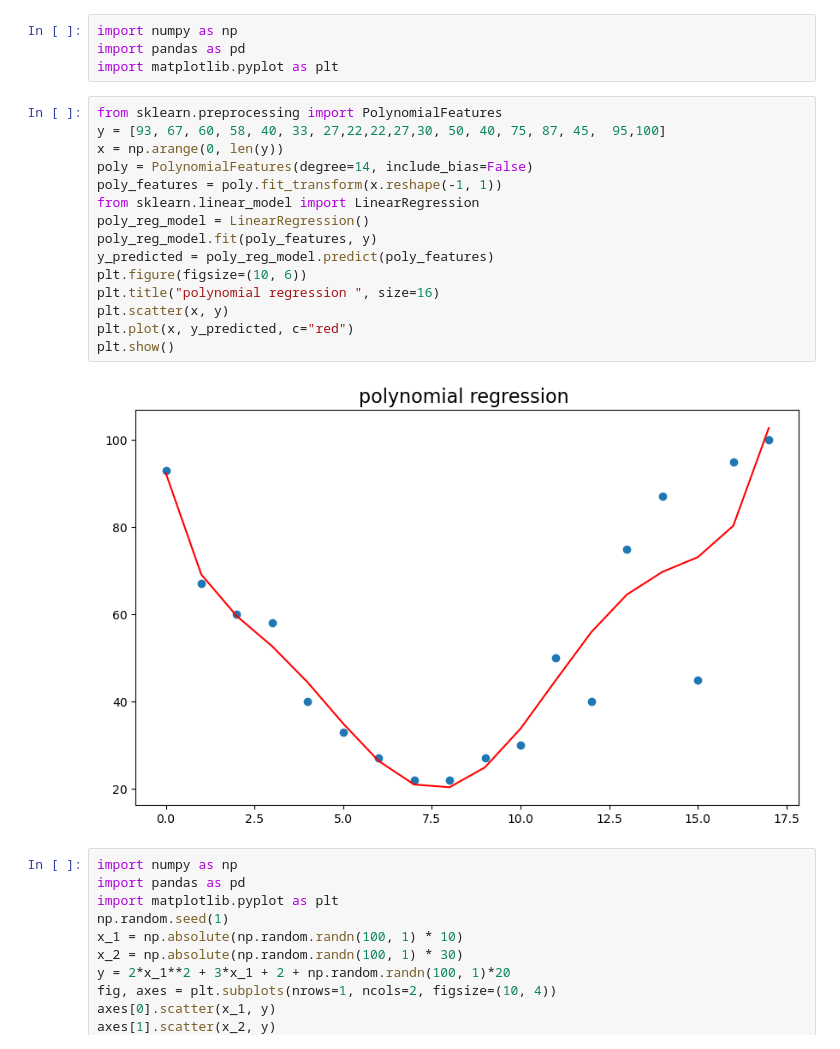
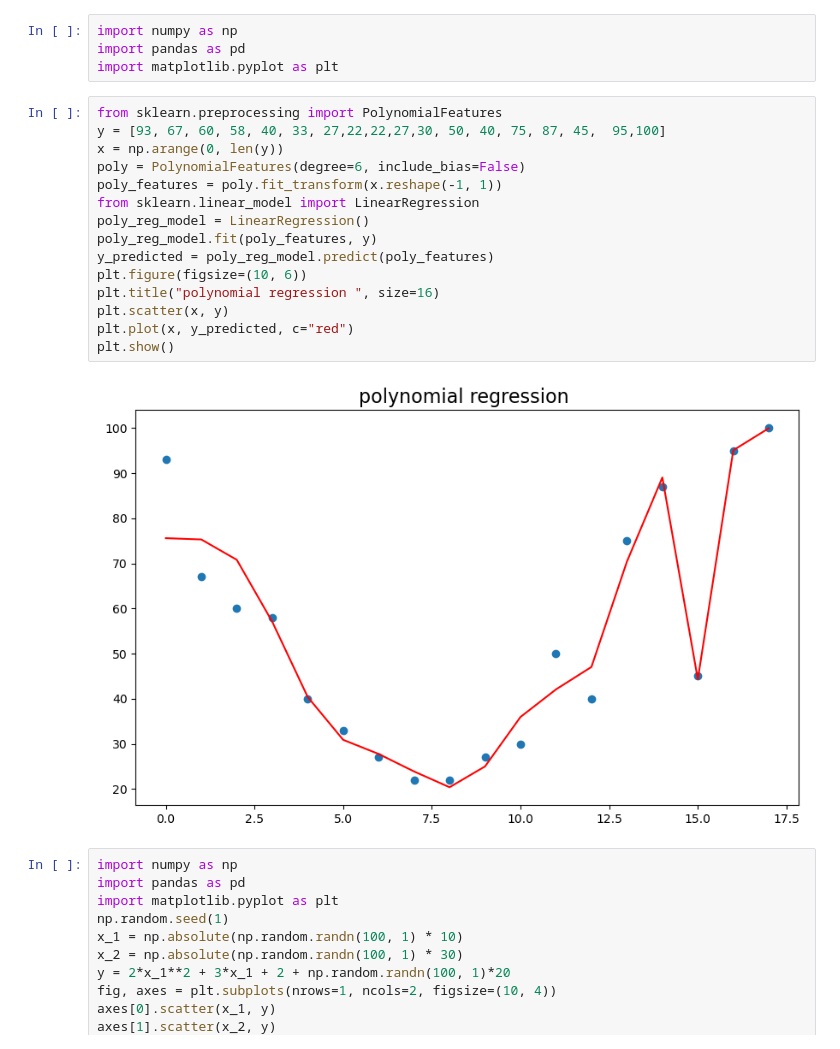
Before and after one commit to IbrahimH-25/SCHML2, a Jupyter notebook: HW1.2.ipynb, the cells around one changed output. Saved outputs shown, nothing was run; the diff lists cells and outputs as text.

```diff
--- a/HW1.2.ipynb
+++ b/HW1.2.ipynb
@@ -5,20 +5,20 @@ import matplotlib.pyplot as plt
 # %%
 from sklearn.preprocessing import PolynomialFeatures
 y = [93, 67, 60, 58, 40, 33, 27,22,22,27,30, 50, 40, 75, 87, 45,  95,100]
 x = np.arange(0, len(y))
-poly = PolynomialFeatures(degree=14, include_bias=False)
+poly = PolynomialFeatures(degree=6, include_bias=False)
 poly_features = poly.fit_transform(x.reshape(-1, 1))
 from sklearn.linear_model import LinearRegression
 poly_reg_model = LinearRegression()
 poly_reg_model.fit(poly_features, y)
 y_predicted = poly_reg_model.predict(poly_features)
 plt.figure(figsize=(10, 6))
 plt.title("polynomial regression ", size=16)
 plt.scatter(x, y)
 plt.plot(x, y_predicted, c="red")
 plt.show()
 # %% [output]
-[figure, old version]
+[figure, new version]
 # %%
 import numpy as np
 import pandas as pd
```
